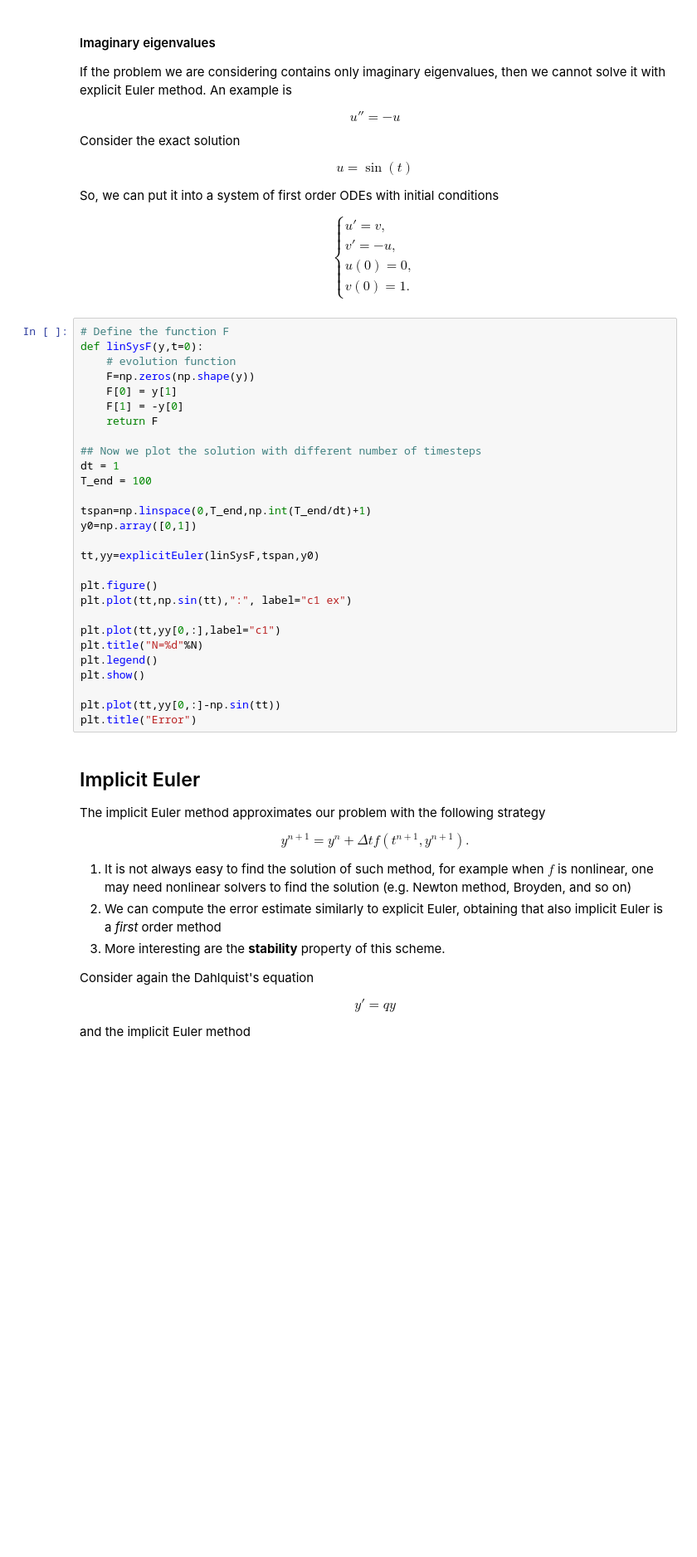
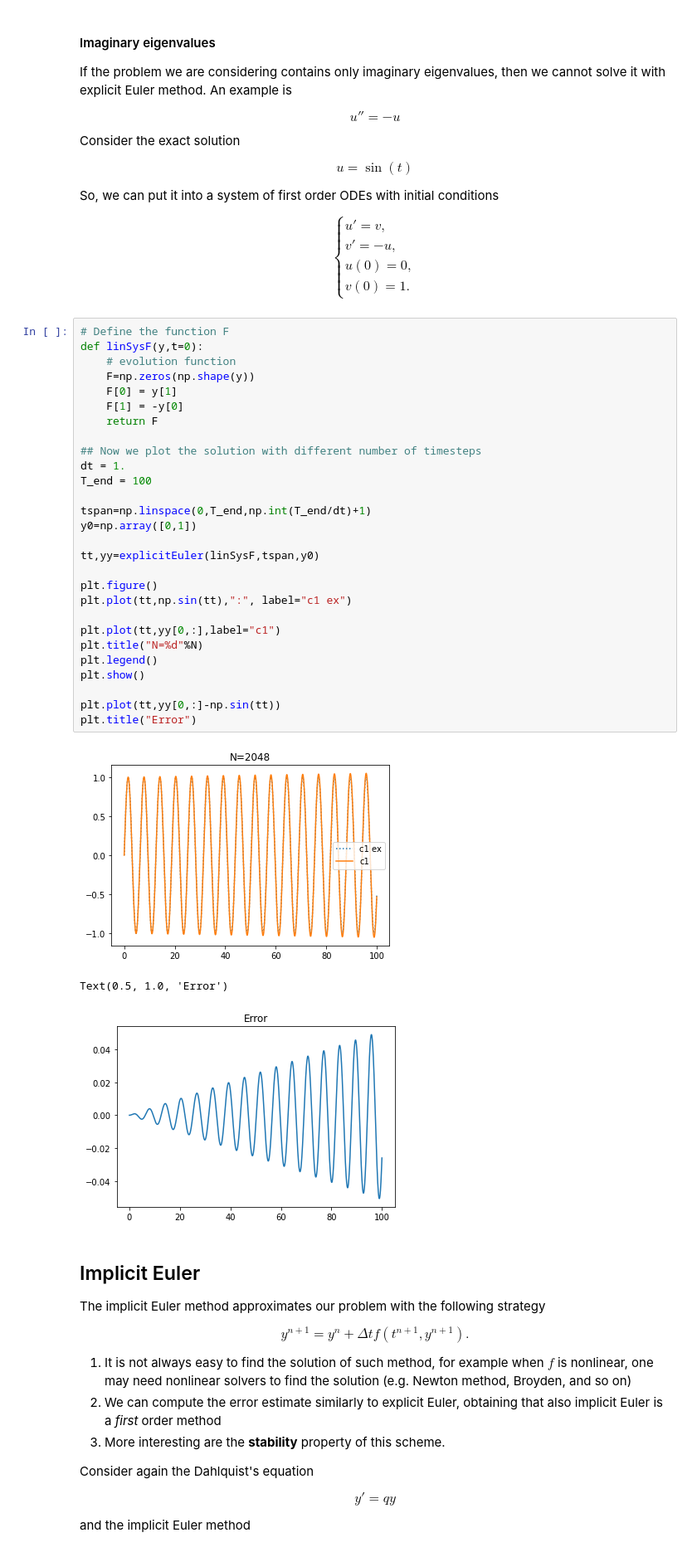
Before and after one commit to accdavlo/HighOrderODESolvers, a Jupyter notebook: solutions/Chapter 2 Classical Euler Methods.ipynb, the cells around one changed output. Shown: that part at 83% size. Saved outputs shown, nothing was run; the diff lists cells and outputs as text; blank space fills up the shorter version.

```diff
--- a/solutions/Chapter 2 Classical Euler Methods.ipynb
+++ b/solutions/Chapter 2 Classical Euler Methods.ipynb
@@ -351,31 +359,35 @@ $$
 # %%
 # Define the function F
 def linSysF(y,t=0):
     # evolution function
     F=np.zeros(np.shape(y))
     F[0] = y[1]
     F[1] = -y[0]
     return F
 
 ## Now we plot the solution with different number of timesteps
-dt = 1
+dt = 1.
 T_end = 100
 
 tspan=np.linspace(0,T_end,np.int(T_end/dt)+1)
 y0=np.array([0,1])
 
 tt,yy=explicitEuler(linSysF,tspan,y0)
 
 plt.figure()
 plt.plot(tt,np.sin(tt),":", label="c1 ex")
 
 plt.plot(tt,yy[0,:],label="c1")
 plt.title("N=%d"%N)
 plt.legend()
 plt.show()
 
 plt.plot(tt,yy[0,:]-np.sin(tt))
 plt.title("Error")
+# %% [output]
+[figure, added]
+Text(0.5, 1.0, 'Error')
+[figure, added]
 # %% [markdown]
 ## Implicit Euler <a id='implicitEuler'></a>
 
```
Also changed, not shown: parts of 9 cells of this notebook, 4 other files.
